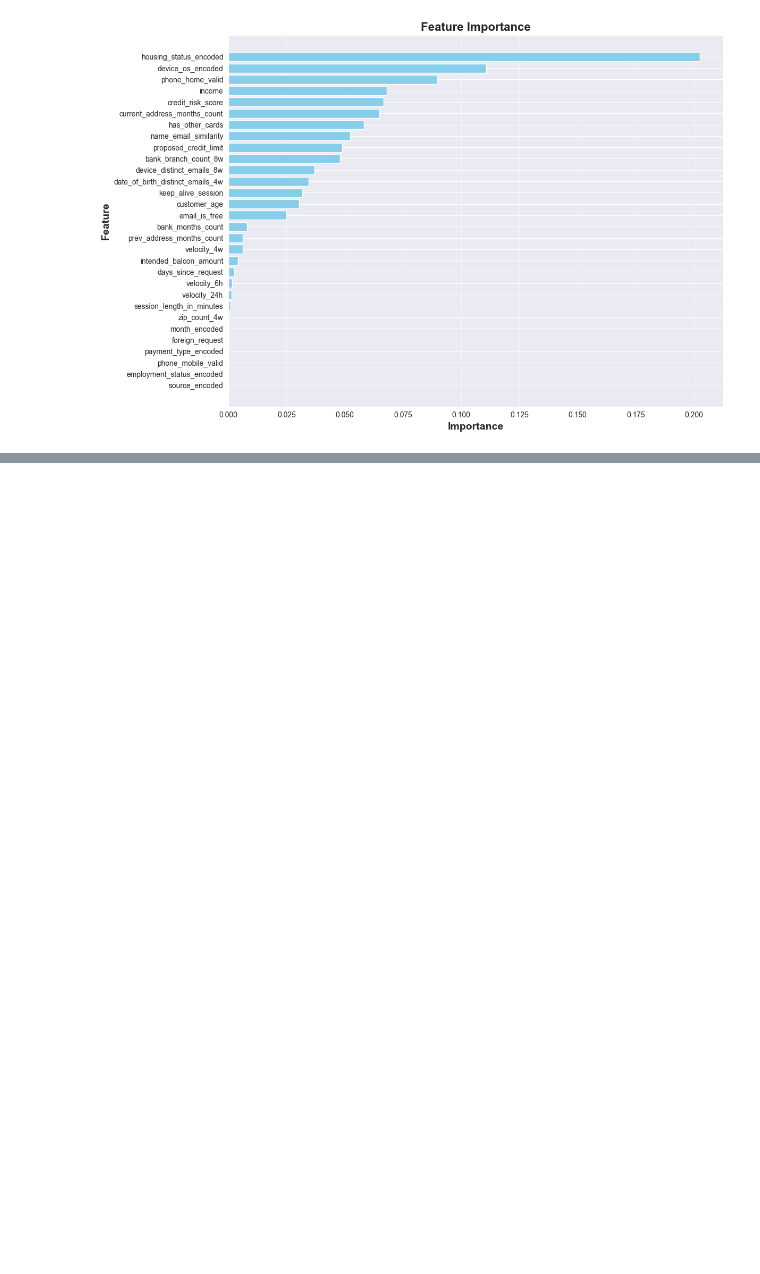
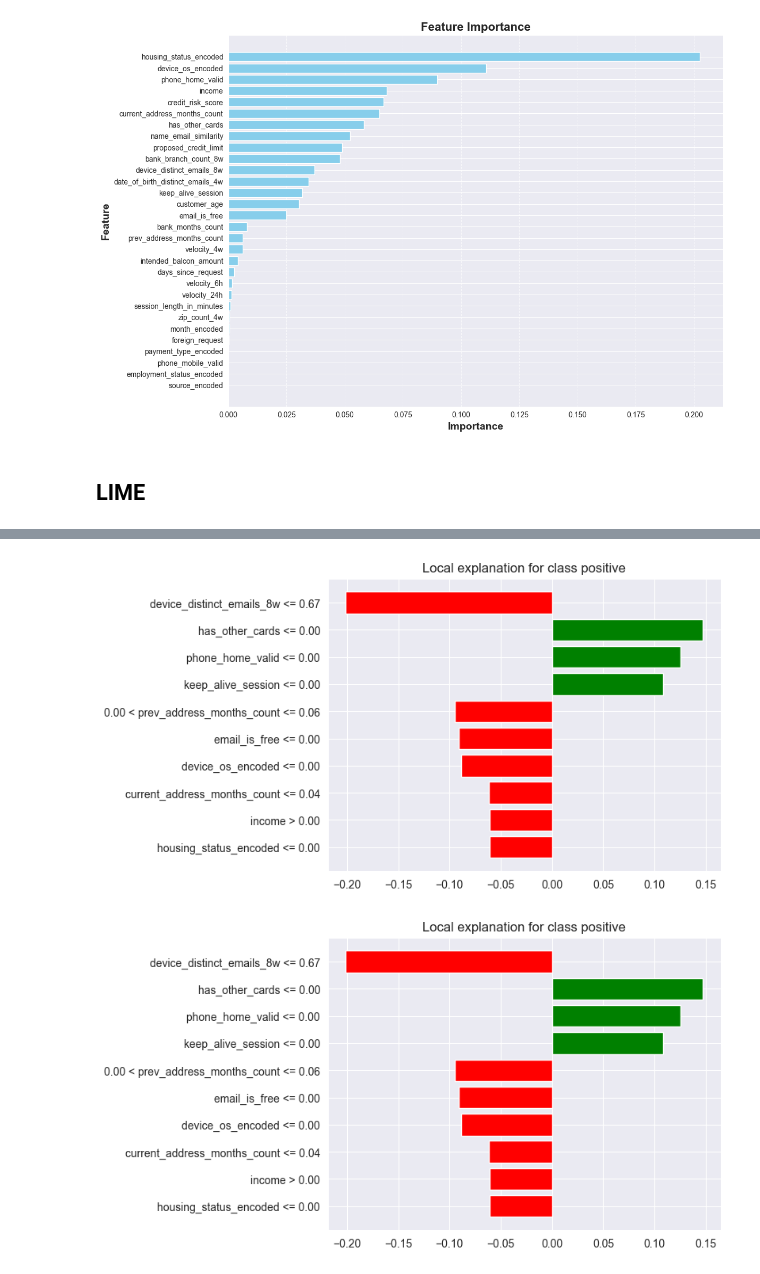
Before and after one commit to EmilianoMarrale/Bank-Fraud-Analysis-Pyspark, a Jupyter notebook: GBTClassification.ipynb, the cells around one changed output, grey strips where cells are left out. Drawn from its saved outputs; the diff is of its cells as text; code cells hidden in the pictures; blank space fills up the shorter version.

Commit message:
LIME

```diff
--- a/GBTClassification.ipynb
+++ b/GBTClassification.ipynb
@@ -646,3 +646,5 @@ plt.tight_layout()
 plt.show()
 # %% [output]
 [figure]
+# %% [markdown]
+## LIME
@@ -648,0 +656,29 @@ plt.show()
+# %%
+train_pandas = train_data.limit(1000).toPandas()
+test_pandas = test_data.limit(100).toPandas()
+
+# Extract features and labels
+features_pandas = np.array([row.features.toArray() for row in train_pandas.itertuples()])
+labels_pandas = train_pandas['label']
+# %%
+def predict_proba_lime(instance):
+    # Convert NumPy instance to a list of Spark Rows with the correct feature vector
+    input_data = [Row(features=Vectors.dense(row.tolist())) for row in instance]
+
+    # Create Spark DataFrame
+    input_df = spark.createDataFrame(input_data)
+
+    # Predict probabilities
+    predictions = model_withWeights.transform(input_df)
+    probas = predictions.select("probability").collect()
+
+    # Extract and return probabilities as a NumPy array
+    return np.array([proba["probability"] for proba in probas])  # Convert probabilities to NumPy array
+# %%
+instance = features_pandas[0]  # First instance
+explanation = explainer.explain_instance(instance, predict_proba_lime, num_features=10)
+
+# Visualize the explanation
+explanation.show_in_notebook()
+explanation.as_pyplot_figure()
+# %% [output]
@@ -648,0 +686,2 @@ plt.show()
+[figure, added]
+[figure, added]
```
Also changed, not shown: parts of 6 cells of this notebook.
